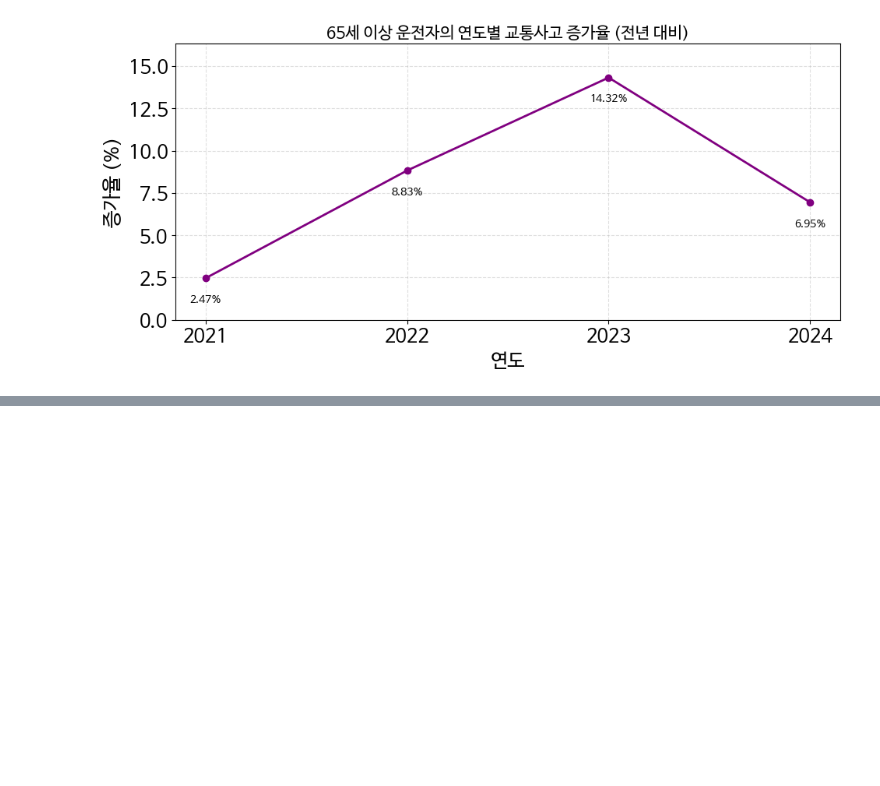
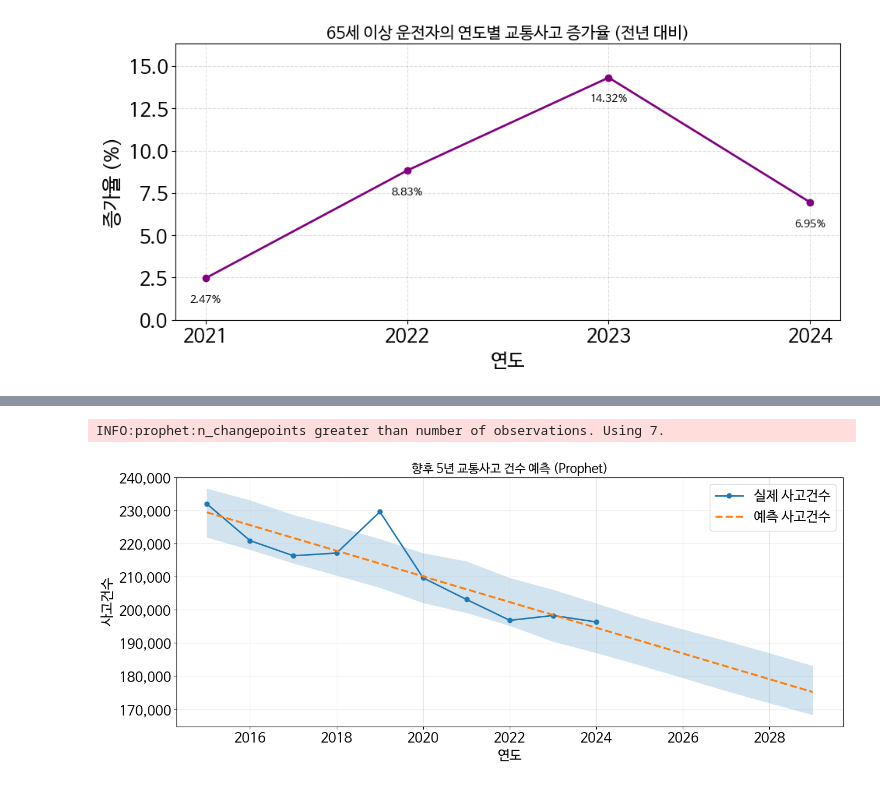
Before and after one commit to bbbbbin2/2025_BigData, a Jupyter notebook: notebook/교통사고_통계_및_예측_시각화.ipynb, the cells around one changed output, grey strips where cells are left out. Saved outputs shown, nothing was run; the diff lists cells and outputs as text; code cells hidden in the pictures; blank space fills up the shorter version.

```diff
--- a/notebook/교통사고_통계_및_예측_시각화.ipynb
+++ b/notebook/교통사고_통계_및_예측_시각화.ipynb
@@ -1110,0 +1134,63 @@ plt.show()
+# %%
+from prophet import Prophet
+import matplotlib.pyplot as plt
+import matplotlib.ticker as ticker
+
+# 모델 생성
+model = Prophet(
+    yearly_seasonality=False,
+    weekly_seasonality=False,
+    daily_seasonality=False
+)
+
+model.fit(df_prophet)
+
+# 향후 5년 (연 단위)
+future = model.make_future_dataframe(periods=5, freq="Y")
+forecast = model.predict(future)
+# %% [output]
+INFO:prophet:n_changepoints greater than number of observations. Using 7.
+# %%
+fig, ax = plt.subplots(figsize=(14, 6))
+
+# 실제값
+ax.plot(
+    df_prophet["ds"],
+    df_prophet["y"],
+    marker="o",
+    linewidth=2,
+    label="실제 사고건수"
+)
+
+# 예측값
+ax.plot(
+    forecast["ds"],
+    forecast["yhat"],
+    linestyle="--",
+    linewidth=2.5,
+    label="예측 사고건수"
+)
+
+# 불확실성 구간
+ax.fill_between(
+    forecast["ds"],
+    forecast["yhat_lower"],
+    forecast["yhat_upper"],
+    alpha=0.2
+)
+
+ax.set_title("향후 5년 교통사고 건수 예측 (Prophet)", fontsize=16)
+ax.set_xlabel("연도")
+ax.set_ylabel("사고건수")
+
+ax.yaxis.set_major_formatter(
+    ticker.FuncFormatter(lambda x, _: f"{int(x):,}")
+)
+
+ax.grid(alpha=0.3)
+ax.legend()
+
+plt.tight_layout()
+plt.show()
+# %% [output]
+[figure, added]
```
Also changed, not shown: parts of 6 cells of this notebook.
